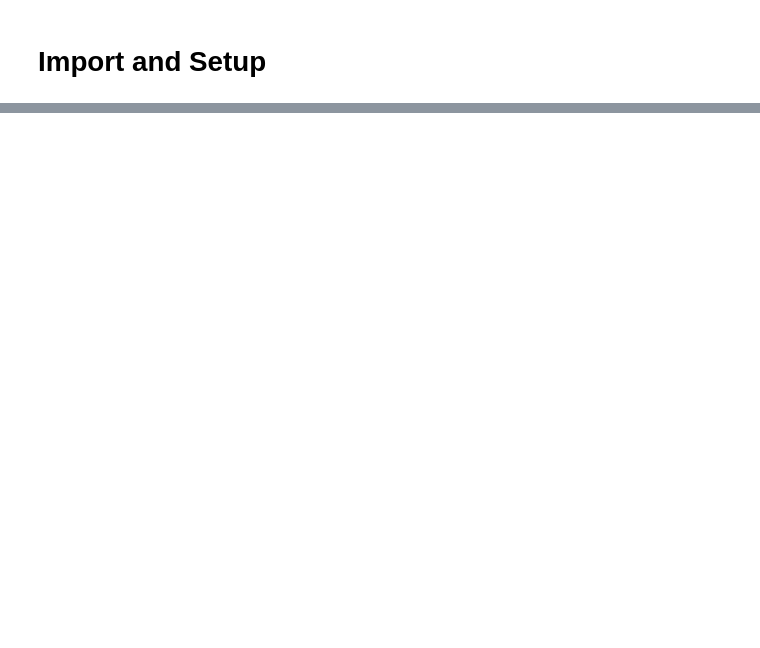
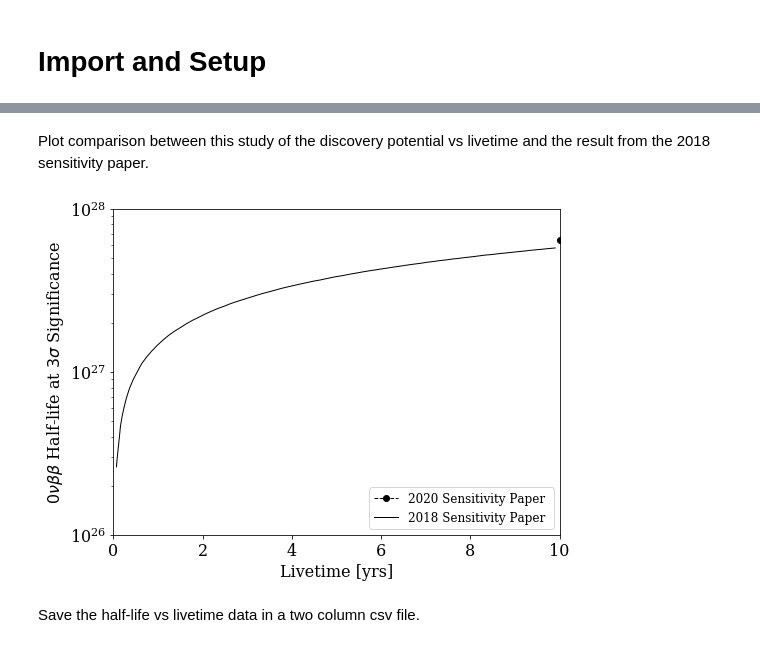
Before and after one commit to YMTheory/sensitivity, a Jupyter notebook: work/SensitivityPaper2020_scripts/DiscoveryPotential/DiscoveryPotentialCalculations.ipynb, the cells around one changed output, grey strips where cells are left out. Cells and saved outputs as stored; diff of their text form; code cells hidden in the pictures; blank space fills up the shorter version.

```diff
--- a/work/SensitivityPaper2020_scripts/DiscoveryPotential/DiscoveryPotentialCalculations.ipynb
+++ b/work/SensitivityPaper2020_scripts/DiscoveryPotential/DiscoveryPotentialCalculations.ipynb
@@ -5,0 +10,2 @@ display(HTML("<style>.container { width:90% !important; }</style>"))
+# %%
+version = 37
@@ -300,0 +327,21 @@ for Livetime in Livetimes:
+# %% [markdown]
+Plot comparison between this study of the discovery potential vs livetime and the result from the 2018 sensitivity paper.
+# %%
+discovery2017 = pd.read_csv('2017_discovery_potential.csv',  header=None, usecols=[0,1])
+
+fig = plt.figure(figsize=(8,6))
+plt.plot(Livetimes, [GetLivetime(XInterp[Livetime][Cut[Livetime]], Livetime)  for Livetime in Livetimes], label='2020 Sensitivity Paper', color='k', marker='o', ls='--')
+plt.plot(discovery2017[0], discovery2017[1], label='2018 Sensitivity Paper ', color='k', ls='-')
+
+plt.xlim(0,10)
+plt.ylim(1E26,1E28)
+plt.yscale('log')
+plt.xlabel('Livetime [yrs]')
+plt.ylabel(r'$0\nu\beta\beta$ Half-life at $3\sigma$ Significance')
+plt.legend(loc='lower right')
+
+plt.savefig(PlotDir+'halflife_vs_livetime_%s.png' % (version), bbox_inches='tight', dpi=300)
+# %% [output]
+[figure, added]
+# %% [markdown]
+Save the half-life vs livetime data in a two column csv file.
```
Also changed, not shown: parts of 36 cells of this notebook.
